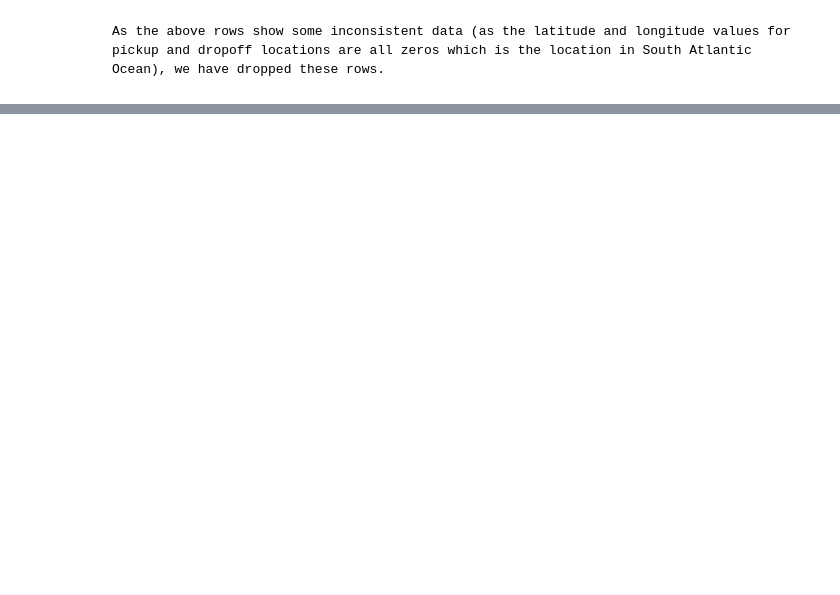
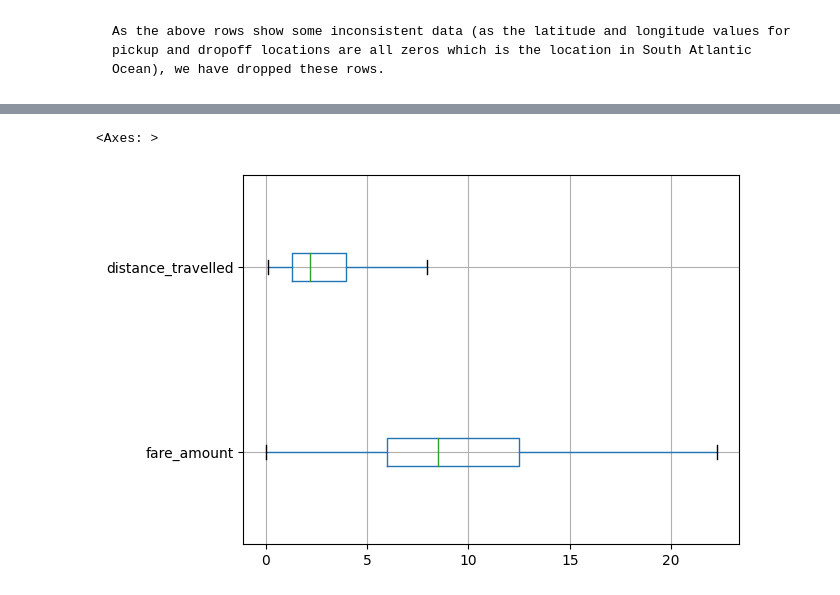
Before and after one commit to MLFOLKS/Uber_Project_Pipeline, a Jupyter notebook: notebooks/eda.ipynb, the cells around one changed output, grey strips where cells are left out. Saved outputs shown, nothing was run; the diff lists cells and outputs as text; code cells hidden in the pictures; blank space fills up the shorter version.

```diff
--- a/notebooks/eda.ipynb
+++ b/notebooks/eda.ipynb
@@ -334,0 +414,12 @@ plt.scatter(data = df,x='distance_travelled',y='fare_amount')
+# %%
+for feature in ['fare_amount','distance_travelled']:
+
+    q1 = df[feature].quantile(0.25)
+    q3 = df[feature].quantile(0.75)
+    iqr = q3-q1
+    upper_whisker = q3+1.5*iqr
+    lower_whisker = q1-1.5*iqr
+    print(str.upper(feature))
+    print('Upper Whisker',upper_whisker)
+    print('Lower Whisker',lower_whisker)
+    print('************************************')
@@ -334,0 +440,15 @@ plt.scatter(data = df,x='distance_travelled',y='fare_amount')
+# %%
+# Outlier treatment
+for feature in ['fare_amount','distance_travelled']:
+    q1 = df[feature].quantile(0.25)
+    q3 = df[feature].quantile(0.75)
+    iqr = q3-q1
+    upper_whisker = q3+1.5*iqr
+    lower_whisker = q1-1.5*iqr
+    df[feature]=np.where(df[feature]<lower_whisker,lower_whisker,df[feature])
+    df[feature]=np.where(df[feature]>upper_whisker,upper_whisker,df[feature])
+# %%
+df[['fare_amount','distance_travelled']].boxplot(vert=0)
+# %% [output]
+<Axes: >
+[figure, added]
```
Also changed, not shown: parts of 43 cells of this notebook, 2 other files.
